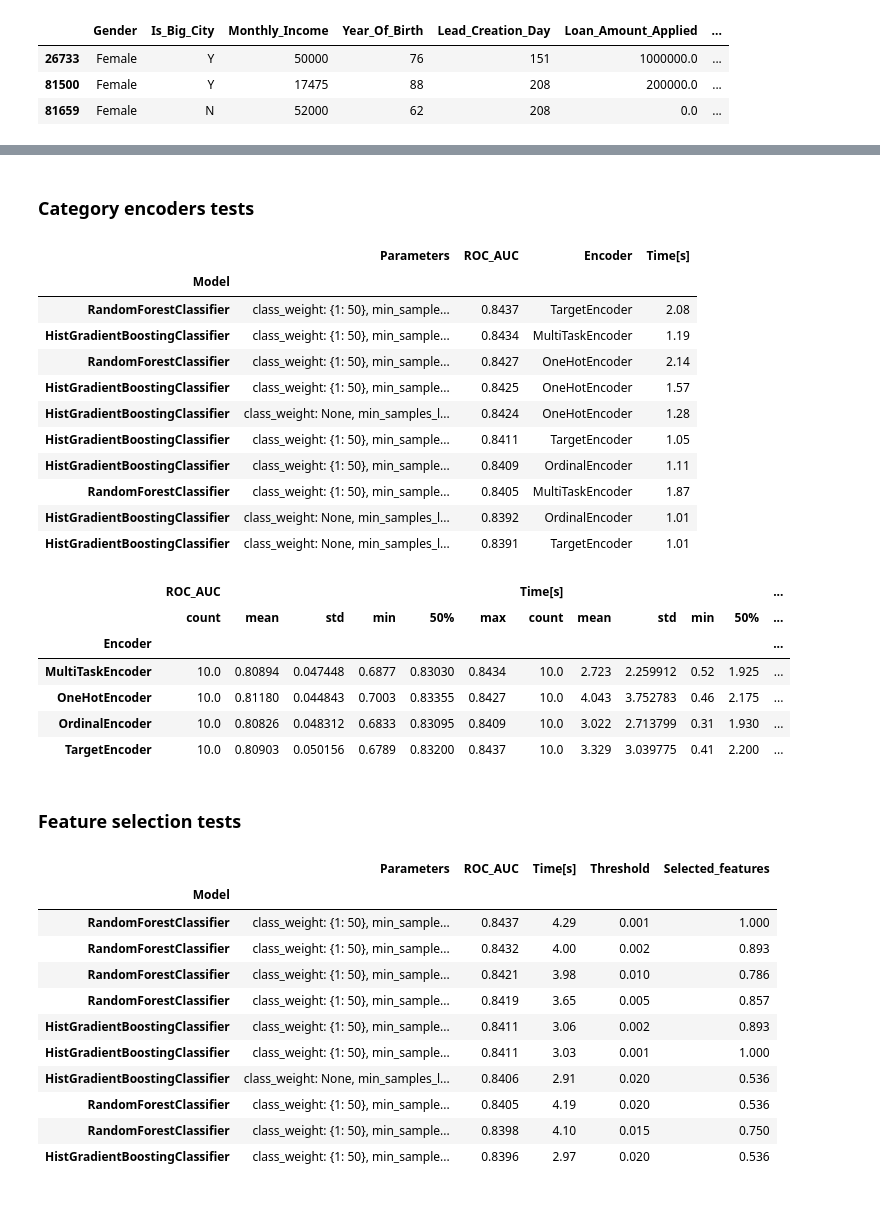
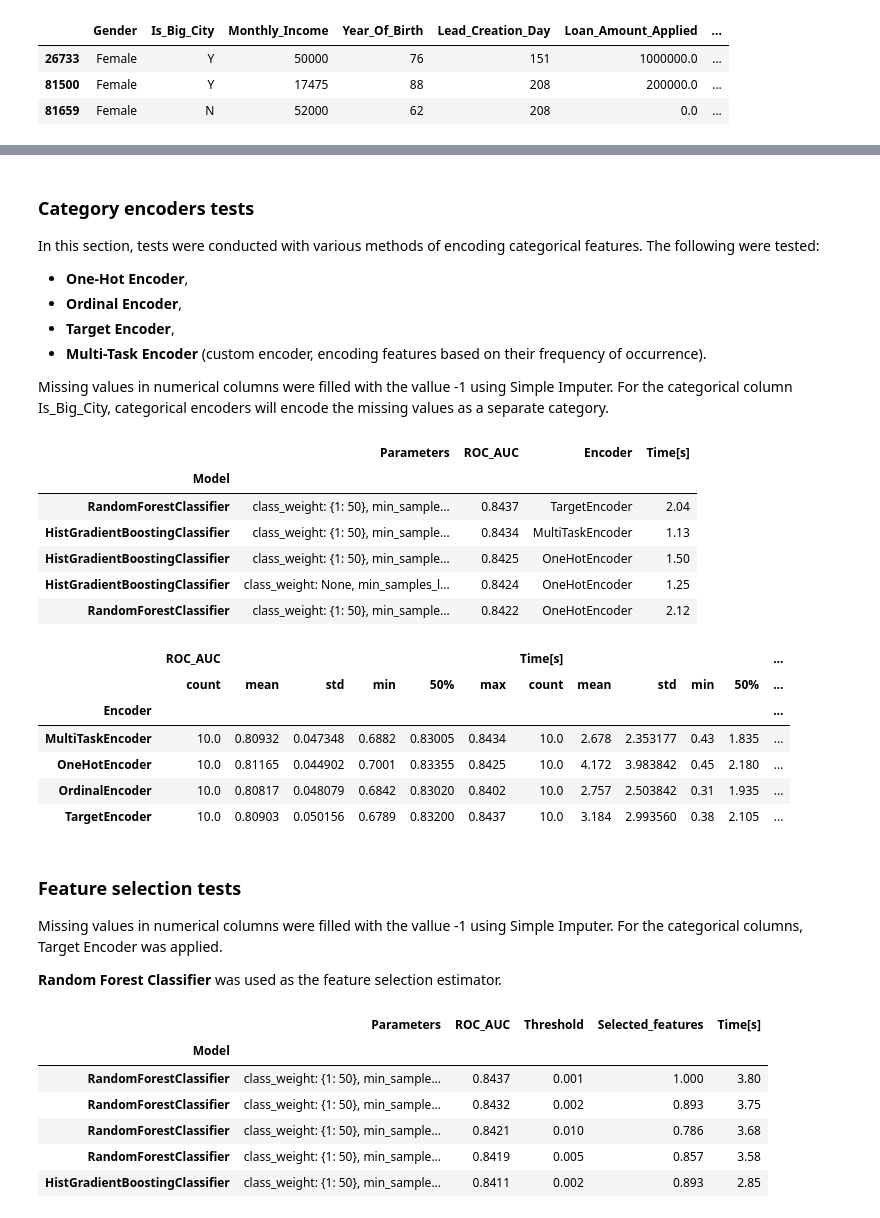
Before and after one commit to k-katarzyna/Lead_Conversion_Probability, a Jupyter notebook: Happy_Customer_Bank/Project_main.ipynb, the cells around one changed output, grey strips where cells are left out. Saved outputs shown, nothing was run; the diff lists cells and outputs as text; code cells hidden in the pictures.

Commit message:
code refactoring, tests reiteration

```diff
--- a/Happy_Customer_Bank/Project_main.ipynb
+++ b/Happy_Customer_Bank/Project_main.ipynb
@@ -292,5 +284,15 @@ results.groupby("Imputation").describe(percentiles=[0.5])
 # %% [markdown]
 ### Category encoders tests
+
+In this section, tests were conducted with various methods of encoding categorical features. The following were tested:
+
+* **One-Hot Encoder**,
+* **Ordinal Encoder**,
+* **Target Encoder**,
+* **Multi-Task Encoder** (custom encoder, encoding features based on their frequency of occurrence).
+
+Missing values in numerical columns were filled with the vallue -1 using Simple Imputer.
+For the categorical column Is_Big_City, categorical encoders will encode the missing values as a separate category.
 # %%
 cat_preprocessors = [
     OneHotEncoder(),
@@ -309,27 +314,27 @@ results.to_csv("data/data_v1_results_cat_encoding.csv")
 # %%
-results.sort_values(by = ["ROC_AUC"], ascending = False).head(10)
+results.sort_values(by = ["ROC_AUC"], ascending = False).head()
 # %% [output]
 |  | Parameters | ROC_AUC | Encoder | Time[s] |
 | Model |  |  |  |  |
-| RandomForestClassifier | class_weight: {1: 50}, min_sample... | 0.8437 | TargetEncoder | 2.08 |
-| HistGradientBoostingClassifier | class_weight: {1: 50}, min_sample... | 0.8434 | MultiTaskEncoder | 1.19 |
-| RandomForestClassifier | class_weight: {1: 50}, min_sample... | 0.8427 | OneHotEncoder | 2.14 |
-| HistGradientBoostingClassifier | class_weight: {1: 50}, min_sample... | 0.8425 | OneHotEncoder | 1.57 |
-| HistGradientBoostingClassifier | class_weight: None, min_samples_l... | 0.8424 | OneHotEncoder | 1.28 |
-| HistGradientBoostingClassifier | class_weight: {1: 50}, min_sample... | 0.8411 | TargetEncoder | 1.05 |
-| HistGradientBoostingClassifier | class_weight: {1: 50}, min_sample... | 0.8409 | OrdinalEncoder | 1.11 |
-| RandomForestClassifier | class_weight: {1: 50}, min_sample... | 0.8405 | MultiTaskEncoder | 1.87 |
-| HistGradientBoostingClassifier | class_weight: None, min_samples_l... | 0.8392 | OrdinalEncoder | 1.01 |
-| HistGradientBoostingClassifier | class_weight: None, min_samples_l... | 0.8391 | TargetEncoder | 1.01 |
+| RandomForestClassifier | class_weight: {1: 50}, min_sample... | 0.8437 | TargetEncoder | 2.04 |
+| HistGradientBoostingClassifier | class_weight: {1: 50}, min_sample... | 0.8434 | MultiTaskEncoder | 1.13 |
+| HistGradientBoostingClassifier | class_weight: {1: 50}, min_sample... | 0.8425 | OneHotEncoder | 1.50 |
+| HistGradientBoostingClassifier | class_weight: None, min_samples_l... | 0.8424 | OneHotEncoder | 1.25 |
+| RandomForestClassifier | class_weight: {1: 50}, min_sample... | 0.8422 | OneHotEncoder | 2.12 |
 # %%
-results.groupby("Encoder").describe(percentiles=[0.5])
+results.groupby("Encoder").describe(percentiles=[])
 # %% [output]
 |  | ROC_AUC |  |  |  |  |  | Time[s] |  |  |  |  | ... |
 |  | count | mean | std | min | 50% | max | count | mean | std | min | 50% | ... |
 | Encoder |  |  |  |  |  |  |  |  |  |  |  | ... |
-| MultiTaskEncoder | 10.0 | 0.80894 | 0.047448 | 0.6877 | 0.83030 | 0.8434 | 10.0 | 2.723 | 2.259912 | 0.52 | 1.925 | ... |
-| OneHotEncoder | 10.0 | 0.81180 | 0.044843 | 0.7003 | 0.83355 | 0.8427 | 10.0 | 4.043 | 3.752783 | 0.46 | 2.175 | ... |
-| OrdinalEncoder | 10.0 | 0.80826 | 0.048312 | 0.6833 | 0.83095 | 0.8409 | 10.0 | 3.022 | 2.713799 | 0.31 | 1.930 | ... |
-| TargetEncoder | 10.0 | 0.80903 | 0.050156 | 0.6789 | 0.83200 | 0.8437 | 10.0 | 3.329 | 3.039775 | 0.41 | 2.200 | ... |
+| MultiTaskEncoder | 10.0 | 0.80932 | 0.047348 | 0.6882 | 0.83005 | 0.8434 | 10.0 | 2.678 | 2.353177 | 0.43 | 1.835 | ... |
+| OneHotEncoder | 10.0 | 0.81165 | 0.044902 | 0.7001 | 0.83355 | 0.8425 | 10.0 | 4.172 | 3.983842 | 0.45 | 2.180 | ... |
+| OrdinalEncoder | 10.0 | 0.80817 | 0.048079 | 0.6842 | 0.83020 | 0.8402 | 10.0 | 2.757 | 2.503842 | 0.31 | 1.935 | ... |
+| TargetEncoder | 10.0 | 0.80903 | 0.050156 | 0.6789 | 0.83200 | 0.8437 | 10.0 | 3.184 | 2.993560 | 0.38 | 2.105 | ... |
 # %% [markdown]
 ### Feature selection tests
+
+Missing values in numerical columns were filled with the vallue -1 using Simple Imputer.
+For the categorical columns, Target Encoder was applied.
+
+**Random Forest Classifier** was used as the feature selection estimator.
@@ -385,18 +345,16 @@ for model in models:
 # %%
 results = create_results_dataframe(results)
 results.to_csv("data/data_v1_results_feature_selection.csv")
+# %%
+results = pd.read_csv("data/data_v1_results_feature_selection.csv")
+results.set_index("Model", inplace = True)
 # %%
-results.sort_values(by = ["ROC_AUC"], ascending = False).head(10)
+results.sort_values(by = ["ROC_AUC"], ascending = False).head()
 # %% [output]
-|  | Parameters | ROC_AUC | Time[s] | Threshold | Selected_features |
+|  | Parameters | ROC_AUC | Threshold | Selected_features | Time[s] |
 | Model |  |  |  |  |  |
-| RandomForestClassifier | class_weight: {1: 50}, min_sample... | 0.8437 | 4.29 | 0.001 | 1.000 |
-| RandomForestClassifier | class_weight: {1: 50}, min_sample... | 0.8432 | 4.00 | 0.002 | 0.893 |
-| RandomForestClassifier | class_weight: {1: 50}, min_sample... | 0.8421 | 3.98 | 0.010 | 0.786 |
-| RandomForestClassifier | class_weight: {1: 50}, min_sample... | 0.8419 | 3.65 | 0.005 | 0.857 |
-| HistGradientBoostingClassifier | class_weight: {1: 50}, min_sample... | 0.8411 | 3.06 | 0.002 | 0.893 |
-| HistGradientBoostingClassifier | class_weight: {1: 50}, min_sample... | 0.8411 | 3.03 | 0.001 | 1.000 |
-| HistGradientBoostingClassifier | class_weight: None, min_samples_l... | 0.8406 | 2.91 | 0.020 | 0.536 |
-| RandomForestClassifier | class_weight: {1: 50}, min_sample... | 0.8405 | 4.19 | 0.020 | 0.536 |
-| RandomForestClassifier | class_weight: {1: 50}, min_sample... | 0.8398 | 4.10 | 0.015 | 0.750 |
-| HistGradientBoostingClassifier | class_weight: {1: 50}, min_sample... | 0.8396 | 2.97 | 0.020 | 0.536 |
+| RandomForestClassifier | class_weight: {1: 50}, min_sample... | 0.8437 | 0.001 | 1.000 | 3.80 |
+| RandomForestClassifier | class_weight: {1: 50}, min_sample... | 0.8432 | 0.002 | 0.893 | 3.75 |
+| RandomForestClassifier | class_weight: {1: 50}, min_sample... | 0.8421 | 0.010 | 0.786 | 3.68 |
+| RandomForestClassifier | class_weight: {1: 50}, min_sample... | 0.8419 | 0.005 | 0.857 | 3.58 |
+| HistGradientBoostingClassifier | class_weight: {1: 50}, min_sample... | 0.8411 | 0.002 | 0.893 | 2.85 |
```
Also changed, not shown: parts of 14 cells of this notebook, 4 other files.
